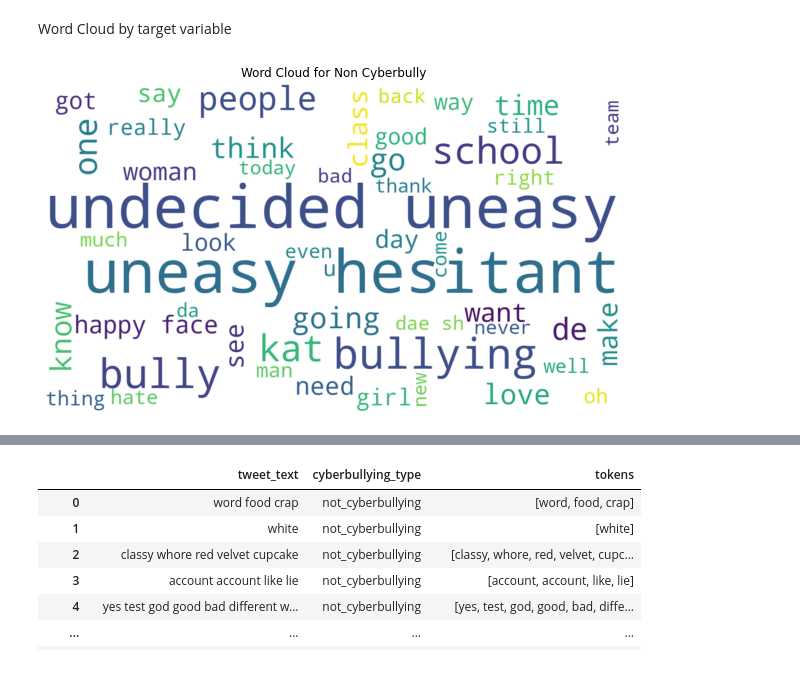
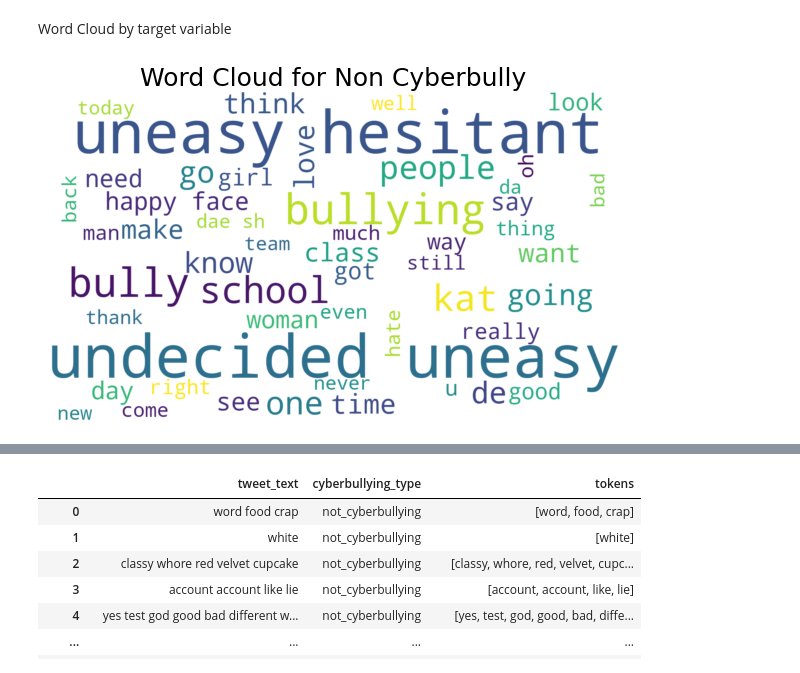
Before and after one commit to ChloeChoyXW/TXSA_Assignment, a Jupyter notebook: EDA.ipynb, the cells around one changed output, grey strips where cells are left out. Cells and saved outputs as stored; diff of their text form; code cells hidden in the pictures.

```diff
--- a/EDA.ipynb
+++ b/EDA.ipynb
@@ -49,16 +49,16 @@ Word Cloud by target variable
 # %%
 # not_cyberbullying
 word_string=" ".join(df[df['cyberbullying_type'] == 'not_cyberbullying']['tweet_text'])
 wordcloud = WordCloud(background_color="white", max_words=50, max_font_size= 300,
                       width=1400, height=800).generate(word_string)
 plt.figure(figsize = (8, 8), facecolor = None)
 plt.imshow(wordcloud, interpolation="bilinear")
 plt.axis("off")
 plt.tight_layout(pad = 0)
-plt.title(f"Word Cloud for Non Cyberbully")
+plt.title(f"Word Cloud for Non Cyberbully",fontsize=25)
 plt.show()
 # %% [output]
-[figure, old version]
+[figure, new version]
 # %%
 # Gender
 word_string=" ".join(df[df['cyberbullying_type'] == 'gender']['tweet_text'])
```
Also changed, not shown: parts of 6 cells of this notebook, 5 other files.
